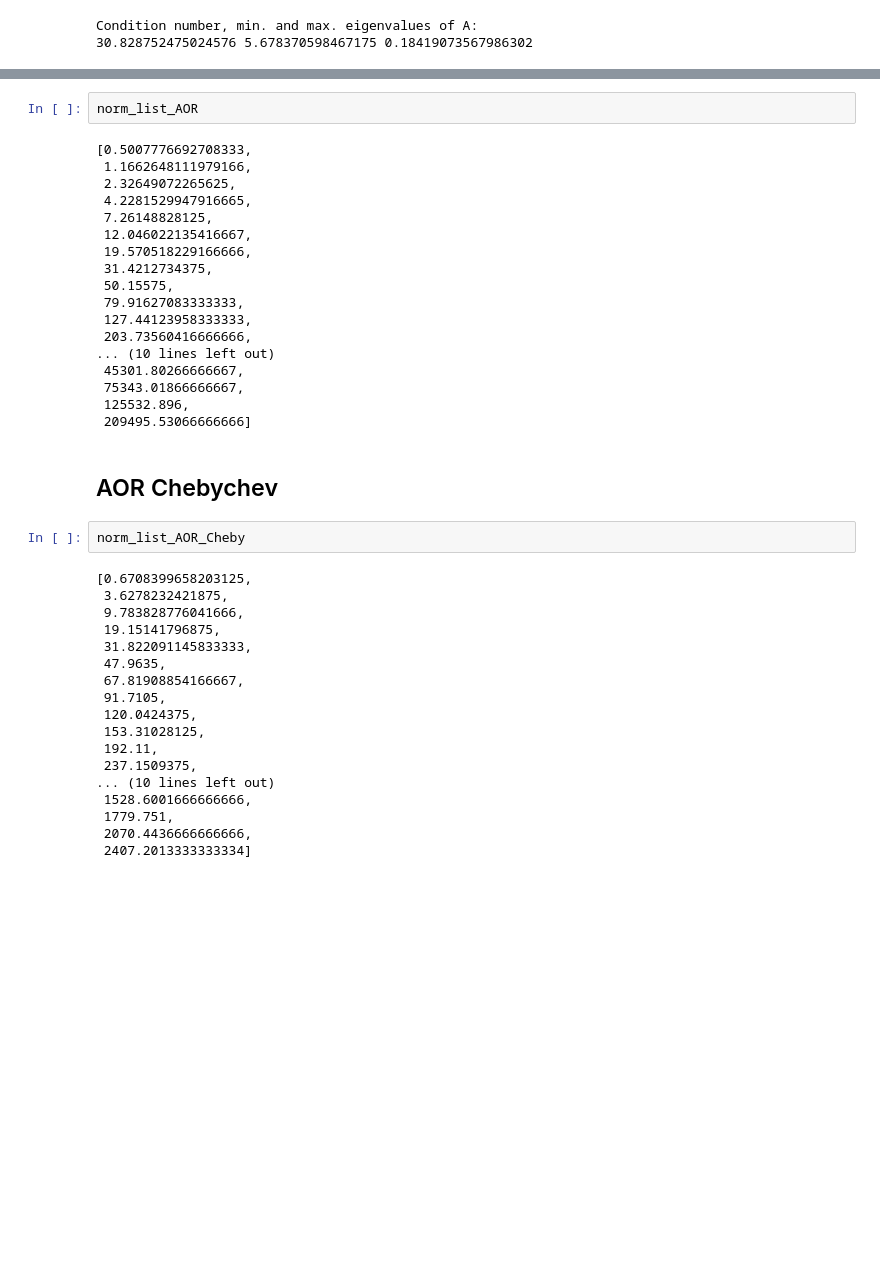
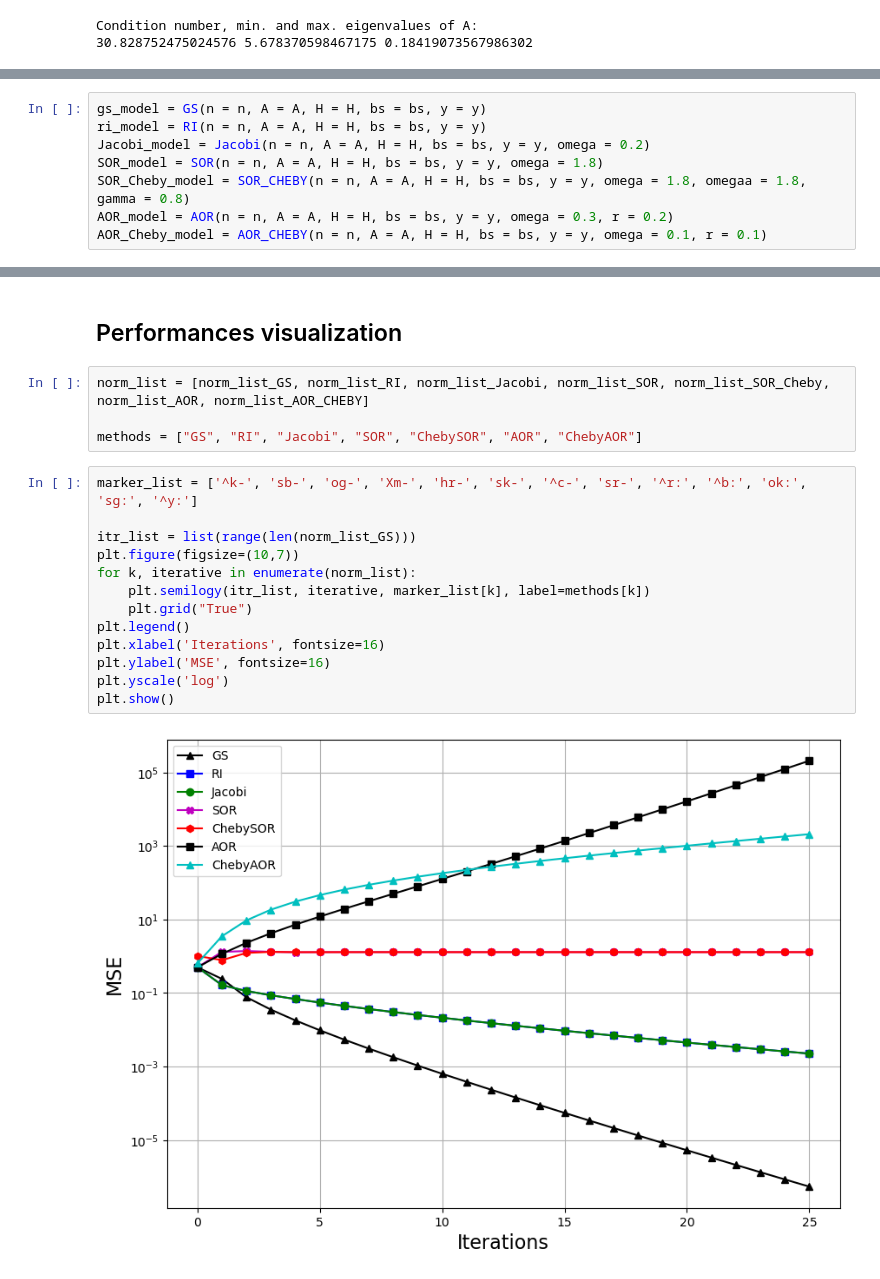
Before and after one commit to Salahberra2022/deep-unfolding, a Jupyter notebook: deep_unfolding/methods.ipynb, the cells around one changed output, grey strips where cells are left out. Drawn from its saved outputs; the diff is of its cells as text; blank space fills up the shorter version.

```diff
--- a/deep_unfolding/methods.ipynb
+++ b/deep_unfolding/methods.ipynb
@@ -25,0 +41,8 @@ Condition number, min. and max. eigenvalues of A:
+# %%
+gs_model = GS(n = n, A = A, H = H, bs = bs, y = y)
+ri_model = RI(n = n, A = A, H = H, bs = bs, y = y)
+Jacobi_model = Jacobi(n = n, A = A, H = H, bs = bs, y = y, omega = 0.2)
+SOR_model = SOR(n = n, A = A, H = H, bs = bs, y = y, omega = 1.8)
+SOR_Cheby_model = SOR_CHEBY(n = n, A = A, H = H, bs = bs, y = y, omega = 1.8, omegaa = 1.8, gamma = 0.8)
+AOR_model = AOR(n = n, A = A, H = H, bs = bs, y = y, omega = 0.3, r = 0.2)
+AOR_Cheby_model = AOR_CHEBY(n = n, A = A, H = H, bs = bs, y = y, omega = 0.1, r = 0.1)
@@ -154,42 +59,21 @@ norm_list_SOR_Cheby
-# %%
-norm_list_AOR
-# %% [output]
-[0.5007776692708333,
- 1.1662648111979166,
- 2.32649072265625,
- 4.2281529947916665,
- 7.26148828125,
- 12.046022135416667,
- 19.570518229166666,
- 31.4212734375,
- 50.15575,
- 79.91627083333333,
- 127.44123958333333,
- 203.73560416666666,
-... (10 lines left out)
- 45301.80266666667,
- 75343.01866666667,
- 125532.896,
- 209495.53066666666]
-# %% [markdown]
-## AOR Chebychev
-# %%
-norm_list_AOR_Cheby
-# %% [output]
-[0.6708399658203125,
- 3.6278232421875,
- 9.783828776041666,
- 19.15141796875,
- 31.822091145833333,
- 47.9635,
- 67.81908854166667,
- 91.7105,
- 120.0424375,
- 153.31028125,
- 192.11,
- 237.1509375,
-... (10 lines left out)
- 1528.6001666666666,
- 1779.751,
- 2070.4436666666666,
- 2407.2013333333334]
+# %% [markdown]
+## Performances visualization
+# %%
+norm_list = [norm_list_GS, norm_list_RI, norm_list_Jacobi, norm_list_SOR, norm_list_SOR_Cheby, norm_list_AOR, norm_list_AOR_CHEBY]
+
+methods = ["GS", "RI", "Jacobi", "SOR", "ChebySOR", "AOR", "ChebyAOR"]
+# %%
+marker_list = ['^k-', 'sb-', 'og-', 'Xm-', 'hr-', 'sk-', '^c-', 'sr-', '^r:', '^b:', 'ok:', 'sg:', '^y:']
+
+itr_list = list(range(len(norm_list_GS)))
+plt.figure(figsize=(10,7))
+for k, iterative in enumerate(norm_list):
+    plt.semilogy(itr_list, iterative, marker_list[k], label=methods[k])
+    plt.grid("True")
+plt.legend()
+plt.xlabel('Iterations', fontsize=16)
+plt.ylabel('MSE', fontsize=16)
+plt.yscale('log')
+plt.show()
+# %% [output]
+[figure, added]
```
Also changed, not shown: parts of 21 cells of this notebook, 1 other file.
